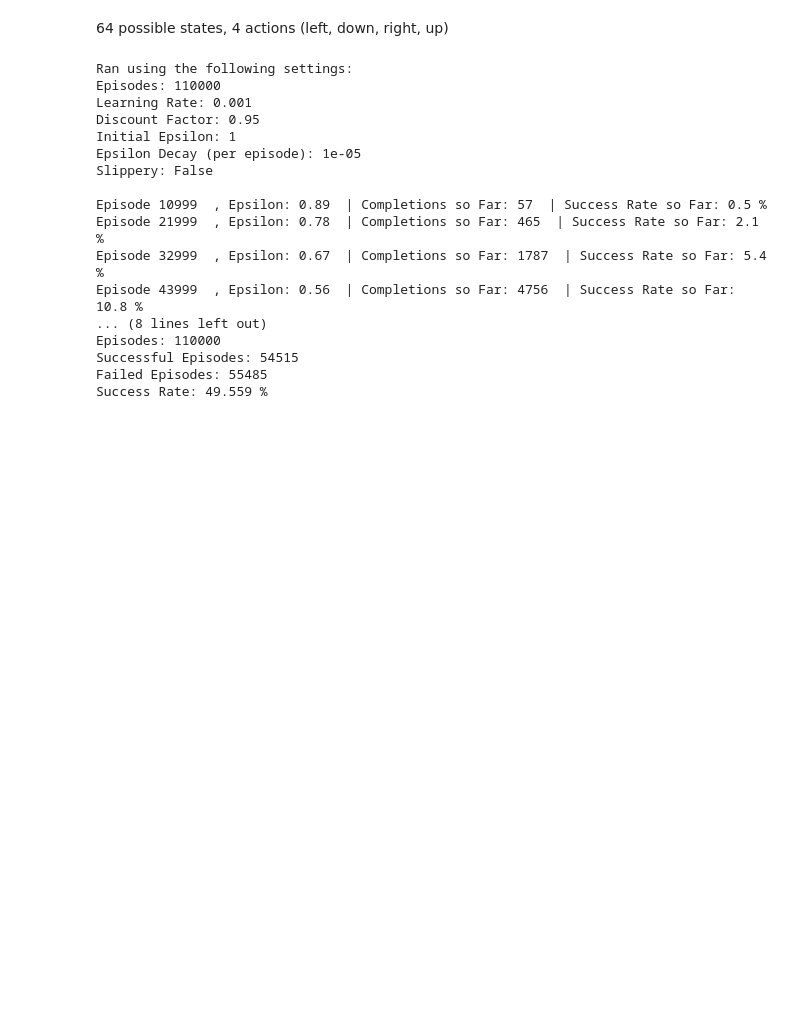
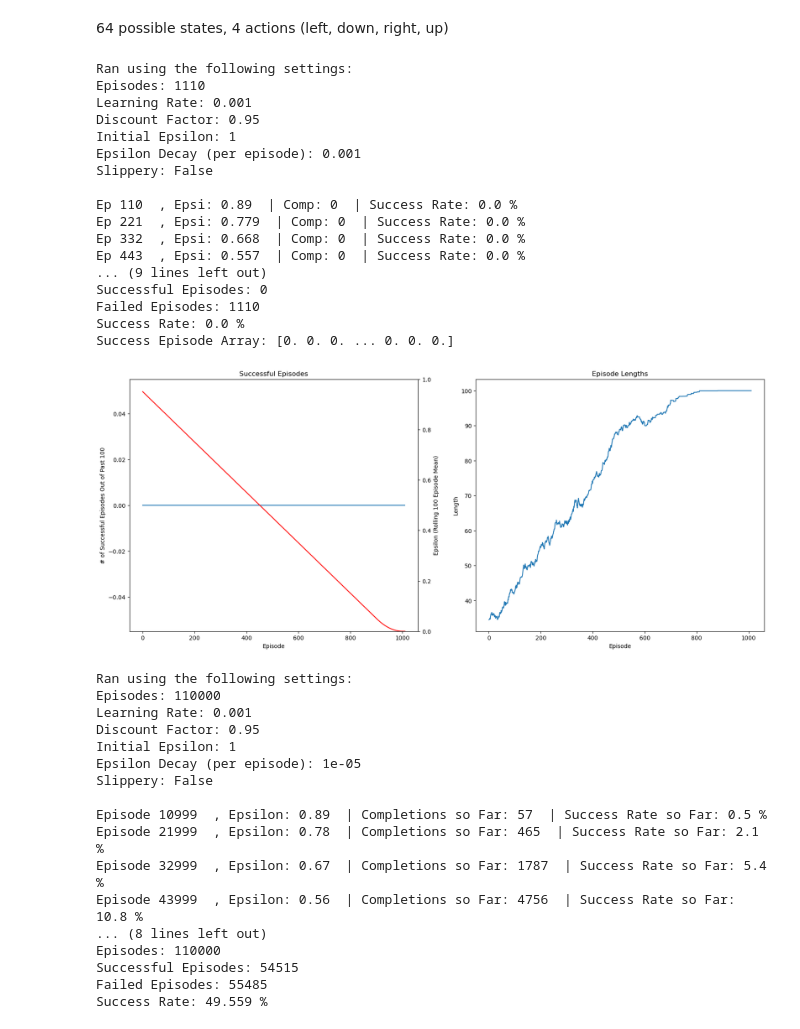
Before and after one commit to adadamc/ML2_RL_Exam, a Jupyter notebook: RL_FrozenLake.ipynb, the cells around one changed output. Saved outputs shown, nothing was run; the diff lists cells and outputs as text; code cells hidden in the pictures; blank space fills up the shorter version.

```diff
--- a/RL_FrozenLake.ipynb
+++ b/RL_FrozenLake.ipynb
@@ -118,3 +152,26 @@ def run_episodes(episodes, learning_rate=0.05, discount_factor=0.95, epsilon=1,
+# %%
+# render="Human" to visualize
+# Slippery = False
+run_episodes(1110, epsilon_change=0.001, slippery=False, learning_rate=0.001)
+# %% [output]
+Ran using the following settings:
+Episodes: 1110
+Learning Rate: 0.001
+Discount Factor: 0.95
+Initial Epsilon: 1
+Epsilon Decay (per episode): 0.001
+Slippery: False
+
+Ep 110  , Epsi: 0.89  | Comp: 0  | Success Rate: 0.0 %
+Ep 221  , Epsi: 0.779  | Comp: 0  | Success Rate: 0.0 %
+Ep 332  , Epsi: 0.668  | Comp: 0  | Success Rate: 0.0 %
+Ep 443  , Epsi: 0.557  | Comp: 0  | Success Rate: 0.0 %
+... (9 lines left out)
+Successful Episodes: 0
+Failed Episodes: 1110
+Success Rate: 0.0 %
+Success Episode Array: [0. 0. 0. ... 0. 0. 0.]
+[figure, added]
 # %%
 # render="Human" to visualize
 # Slippery = False
```
Also changed, not shown: parts of 4 cells of this notebook, 5 other files.
